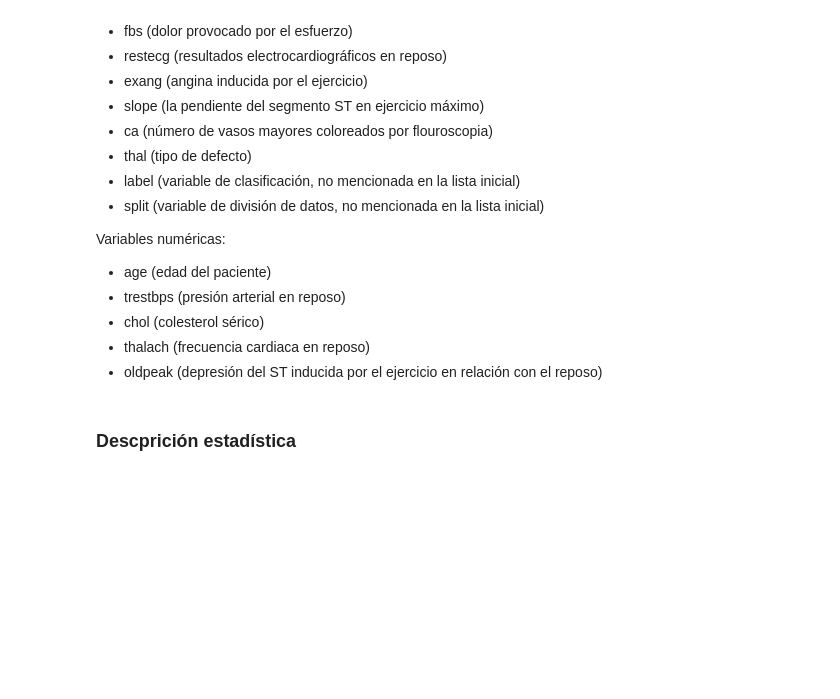
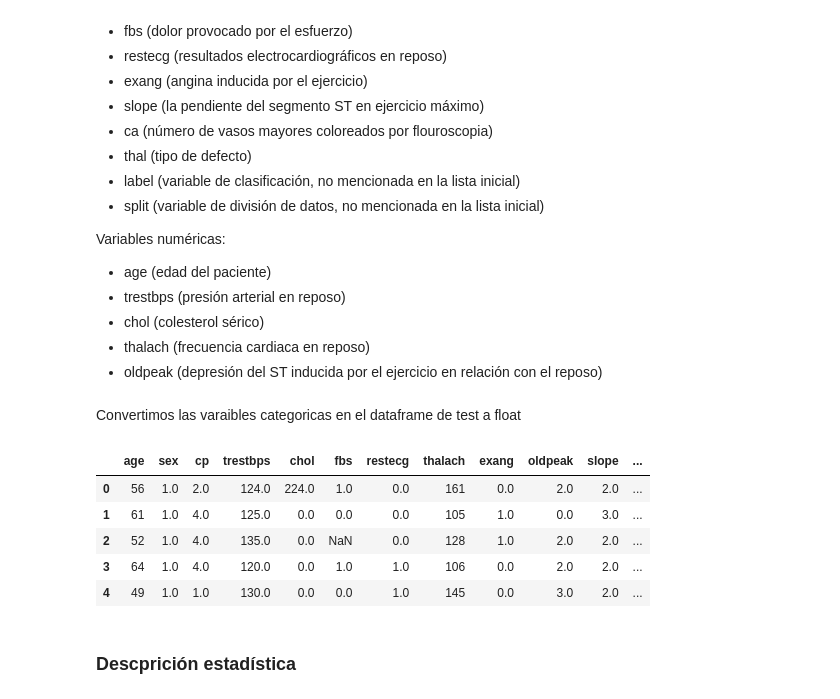
Before and after one commit to mimove/DATAPROJECT3, a Jupyter notebook: data_project3.ipynb, the cells around one changed output. Cells and saved outputs as stored; diff of their text form; code cells hidden in the pictures; blank space fills up the shorter version.

```diff
--- a/data_project3.ipynb
+++ b/data_project3.ipynb
@@ -73,6 +83,20 @@ Variables numéricas:
 numerical = ['age','trestbps','chol','thalach','oldpeak']
 
 categorical = ['sex','cp','fbs','restecg','exang','slope','ca','thal']
+# %% [markdown]
+Convertimos las varaibles categoricas en el dataframe de test a float
+# %%
+for column in categorical:
+    test_real[column] = test_real[column].astype(float)
+
+test_real.head()
+# %% [output]
+|  | age | sex | cp | trestbps | chol | fbs | restecg | thalach | exang | oldpeak | slope | ... |
+| 0 | 56 | 1.0 | 2.0 | 124.0 | 224.0 | 1.0 | 0.0 | 161 | 0.0 | 2.0 | 2.0 | ... |
+| 1 | 61 | 1.0 | 4.0 | 125.0 | 0.0 | 0.0 | 0.0 | 105 | 1.0 | 0.0 | 3.0 | ... |
+| 2 | 52 | 1.0 | 4.0 | 135.0 | 0.0 | NaN | 0.0 | 128 | 1.0 | 2.0 | 2.0 | ... |
+| 3 | 64 | 1.0 | 4.0 | 120.0 | 0.0 | 1.0 | 1.0 | 106 | 0.0 | 2.0 | 2.0 | ... |
+| 4 | 49 | 1.0 | 1.0 | 130.0 | 0.0 | 0.0 | 1.0 | 145 | 0.0 | 3.0 | 2.0 | ... |
 # %% [markdown]
 ### Descprición estadística
 # %% [markdown]
```
Also changed, not shown: parts of 53 cells of this notebook, 2 other files.
